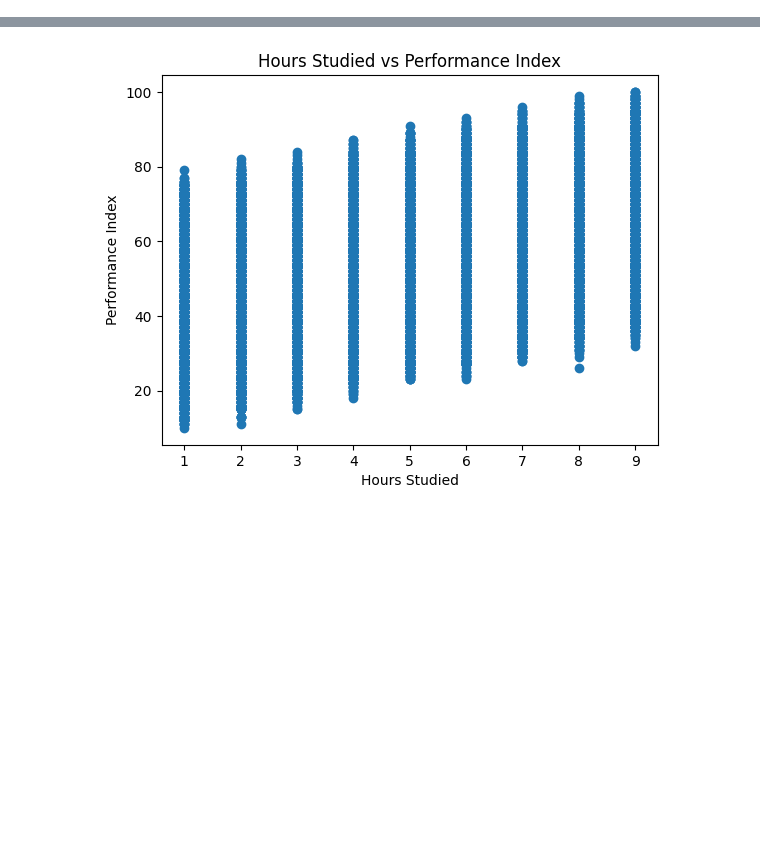
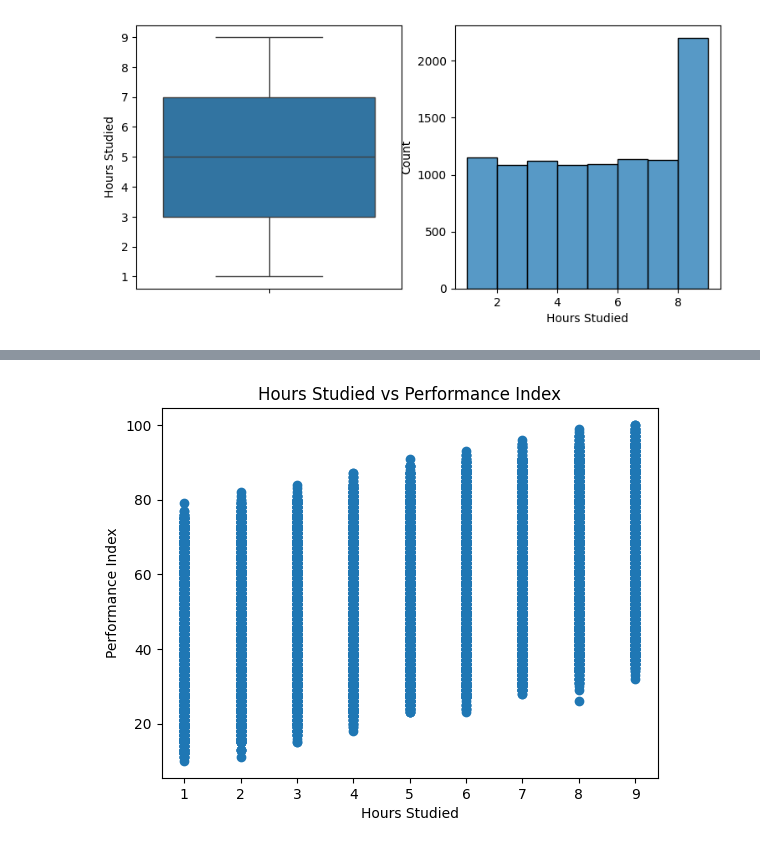
Before and after one commit to danieldamc/intro-data-science, a Jupyter notebook: Tarea 2/regresion.ipynb, the cells around one changed output, grey strips where cells are left out. Drawn from its saved outputs; the diff is of its cells as text; code cells hidden in the pictures; blank space fills up the shorter version.

```diff
--- a/Tarea 2/regresion.ipynb
+++ b/Tarea 2/regresion.ipynb
@@ -29,0 +40,12 @@ df.describe()
+# %%
+plt.figure(figsize=(9, 9))
+
+plt.subplot(2,2,1)
+sns.boxplot(data=df['Hours Studied'])
+plt.xticks(rotation=90)
+
+plt.subplot(2,2,2)
+sns.histplot(data=df['Hours Studied'], bins=8)
+plt.show()
+# %% [output]
+[figure, added]
```
Also changed, not shown: parts of 17 cells of this notebook.
